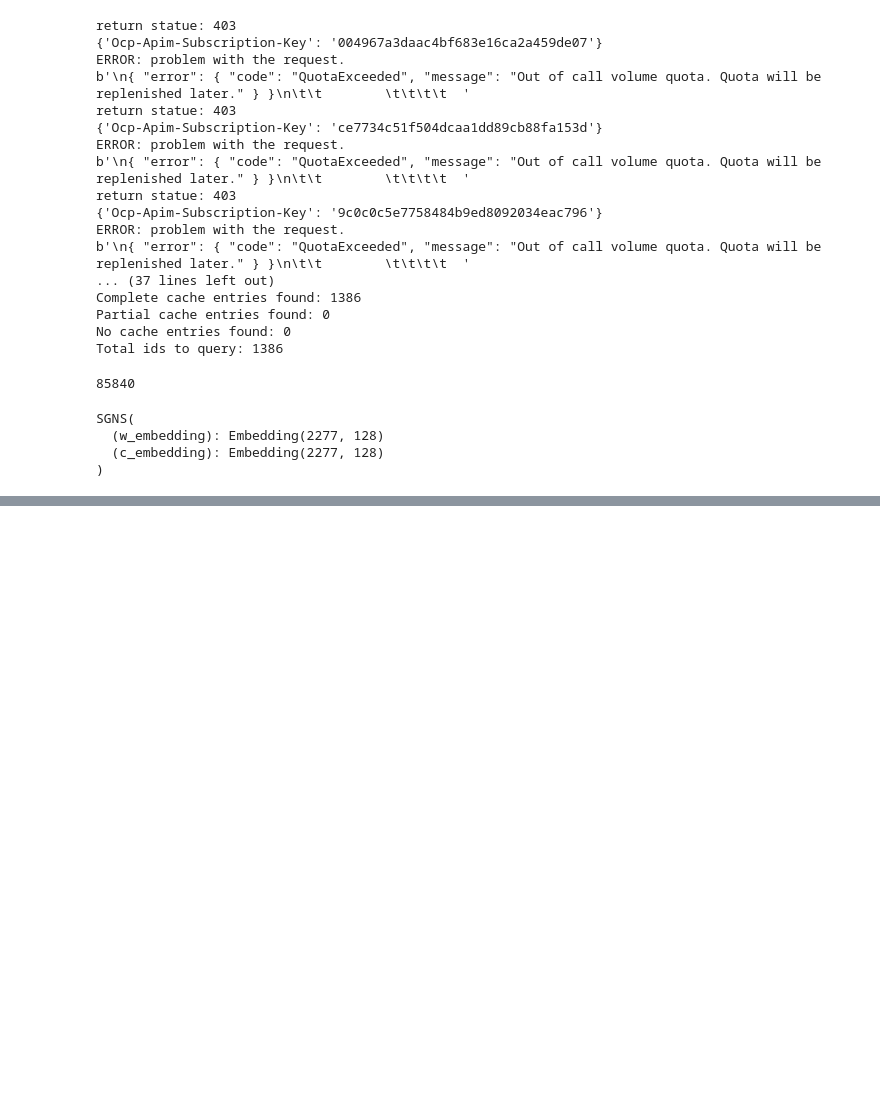
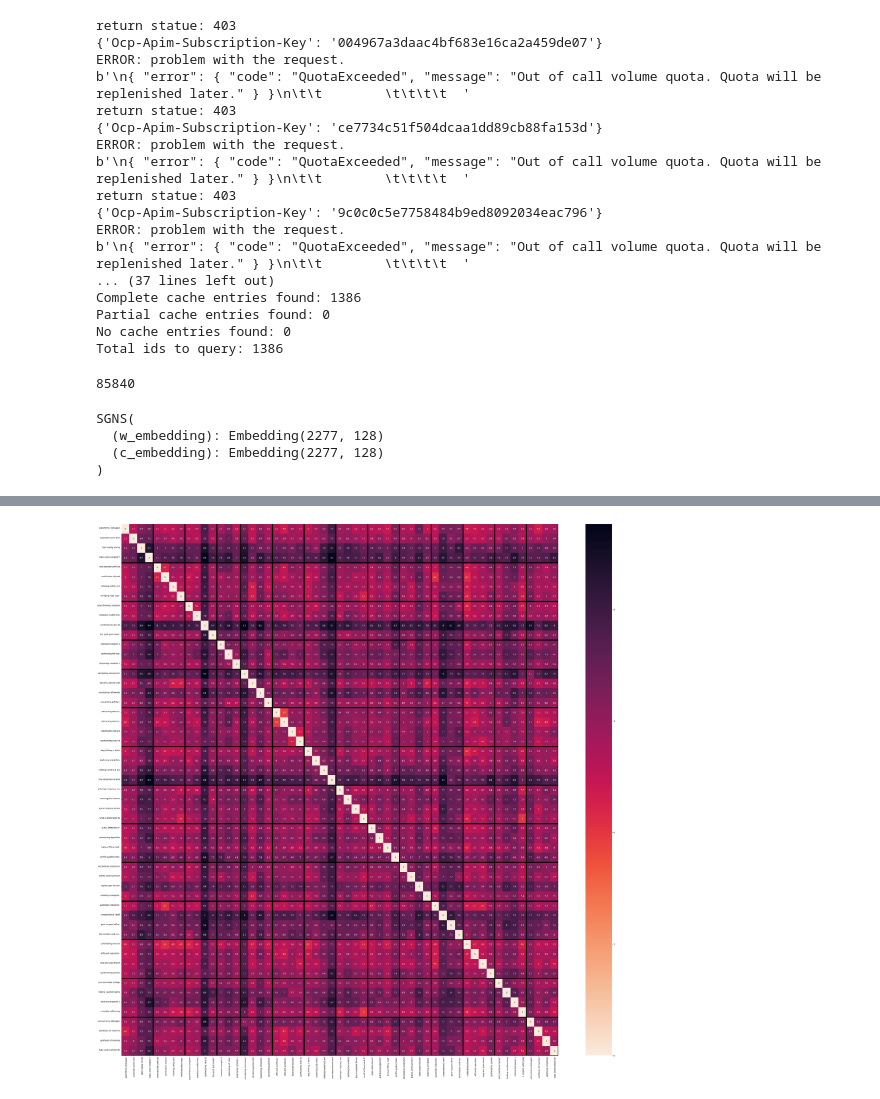
Before and after one commit to csmetrics/influencemap, a Jupyter notebook: research/models/word2vec/test.ipynb, the cells around one changed output, grey strips where cells are left out. Saved outputs shown, nothing was run; the diff lists cells and outputs as text; code cells hidden in the pictures; blank space fills up the shorter version.

```diff
--- a/research/models/word2vec/test.ipynb
+++ b/research/models/word2vec/test.ipynb
@@ -151,0 +185,15 @@ Loss: 1370.49560547, lr: 0.100000
+# %%
+fig, ax = plt.subplots(figsize=(50,50))
+
+sim_matrix = gen_cmp_matrix(vec_list, calc=lambda x,y: np.linalg.norm(x-y))
+
+ax=cmp_plot(sim_matrix, auth_list, plt, cmap=sns.cm.rocket_r)
+
+# Separator lines
+separator = np.cumsum([len(s) for s in sessions])
+ax.hlines(separator, *ax.get_xlim(), linewidth=5)
+ax.vlines(separator, *ax.get_ylim(), linewidth=5)
+
+plt.show()
+# %% [output]
+[figure, added]
```
Also changed, not shown: parts of 8 cells of this notebook, 5 other files.
